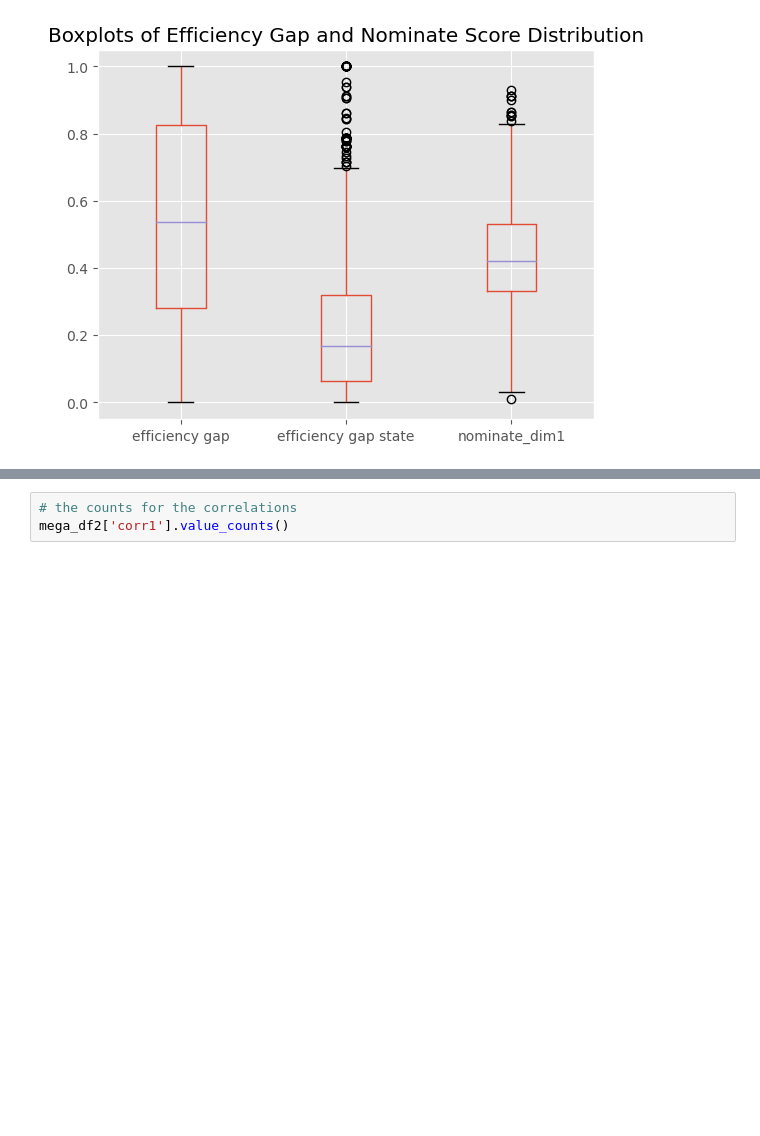
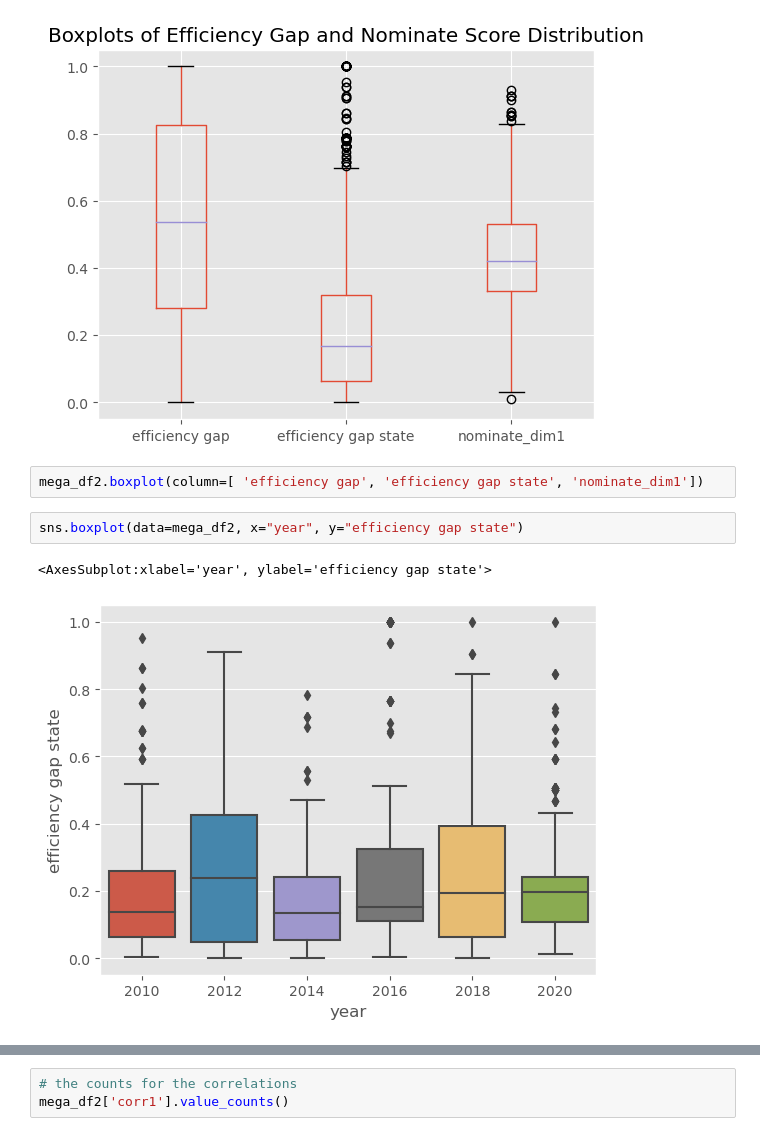
Before and after one commit to Simonlee711/gerrymandering-polarisation-study, a Jupyter notebook: src/gov-analysis.ipynb, the cells around one changed output, grey strips where cells are left out. Drawn from its saved outputs; the diff is of its cells as text; blank space fills up the shorter version.

```diff
--- a/src/gov-analysis.ipynb
+++ b/src/gov-analysis.ipynb
@@ -519,3 +519,10 @@ plt.title("Boxplots of Efficiency Gap and Nominate Score Distribution")
 # %% [output]
 Text(0.5, 1.0, 'Boxplots of Efficiency Gap and Nominate Score Distribution')
 [figure]
+# %%
+mega_df2.boxplot(column=[ 'efficiency gap', 'efficiency gap state', 'nominate_dim1'])
+# %%
+sns.boxplot(data=mega_df2, x="year", y="efficiency gap state")
+# %% [output]
+<AxesSubplot:xlabel='year', ylabel='efficiency gap state'>
+[figure, added]
```
Also changed, not shown: parts of 7 cells of this notebook.
